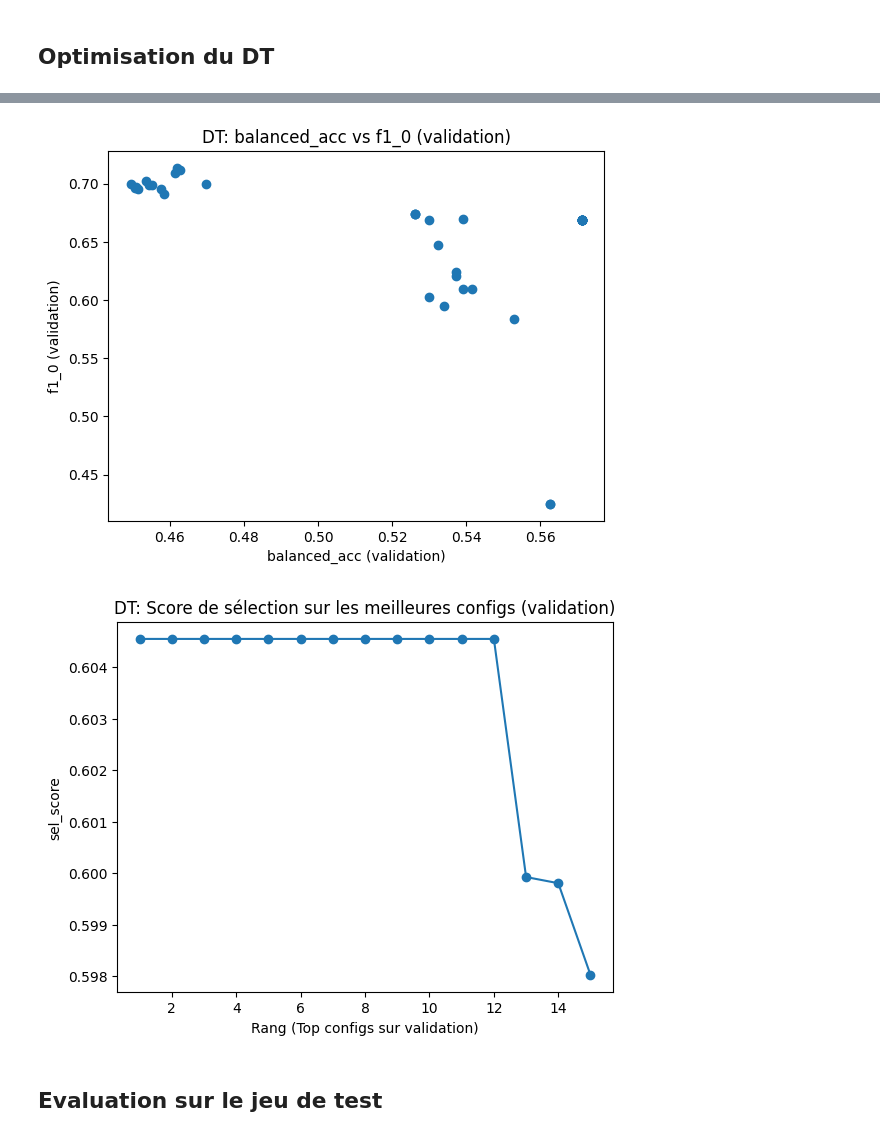
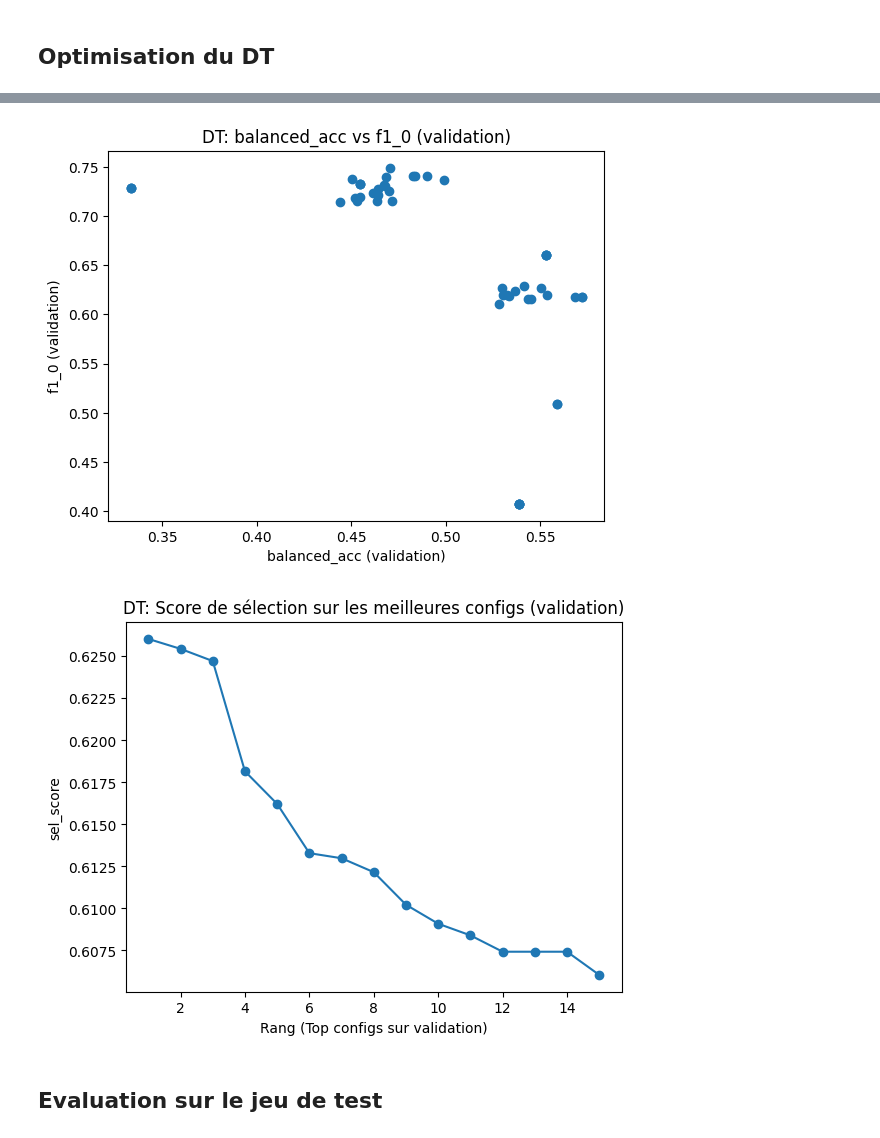
Before and after one commit to moubarik-ashraf/DS_Project, a Jupyter notebook: notebooks/02_modeling.ipynb, the cells around one changed output, grey strips where cells are left out. Drawn from its saved outputs; the diff is of its cells as text; code cells hidden in the pictures.

```diff
--- a/notebooks/02_modeling.ipynb
+++ b/notebooks/02_modeling.ipynb
@@ -50,7 +50,7 @@ print("📂 PRÉPARATION DES DONNÉES (UNE FOIS POUR TOUTES)")
 print("-" * 60)
 
 # 1) Chargement
-file_name = "/content/DS_Project/data/processed/data_processed_final.csv"
+file_name = "/content/DS_Project/data/processed/data_processed_final_v4.csv"
 df = pd.read_csv(file_name)
 print(f"✅ Données chargées : {df.shape[0]} lignes, {df.shape[1]} colonnes.")
 
@@ -368,7 +368,7 @@ from scipy.stats import randint
 # CONFIG
 # =========================
 RANDOM_STATE = 42
-N_CONFIGS = 30          # DOE: nb de configs testées (augmente à 50 si tu veux)
+N_CONFIGS = 50          # DOE: nb de configs testées (augmente à 50 si tu veux)
 VERBOSE_EVERY = 5
 INTEREST_CLASS = 0      # classe d’intérêt
 
@@ -531,7 +531,7 @@ from scipy.stats import loguniform, randint
 # CONFIG
 # =========================
 RANDOM_STATE = 42
-N_CONFIGS = 40          # DOE: nb de configs testées (augmente à 60 si tu veux)
+N_CONFIGS = 50          # DOE: nb de configs testées (augmente à 60 si tu veux)
 VERBOSE_EVERY = 5
 INTEREST_CLASS = 0      # classe d’intérêt
 
@@ -689,5 +689,5 @@ Done 40/40 | sel_score=0.4538 | f1_0=0.4249 | macro_f1=0.4524
-[figure, old version]
+[figure, new version]
-[figure, old version]
+[figure, new version]
 # %% [markdown]
 ## Evaluation sur le jeu de test
 # %% [markdown]
```
Also changed, not shown: parts of 27 cells of this notebook.
